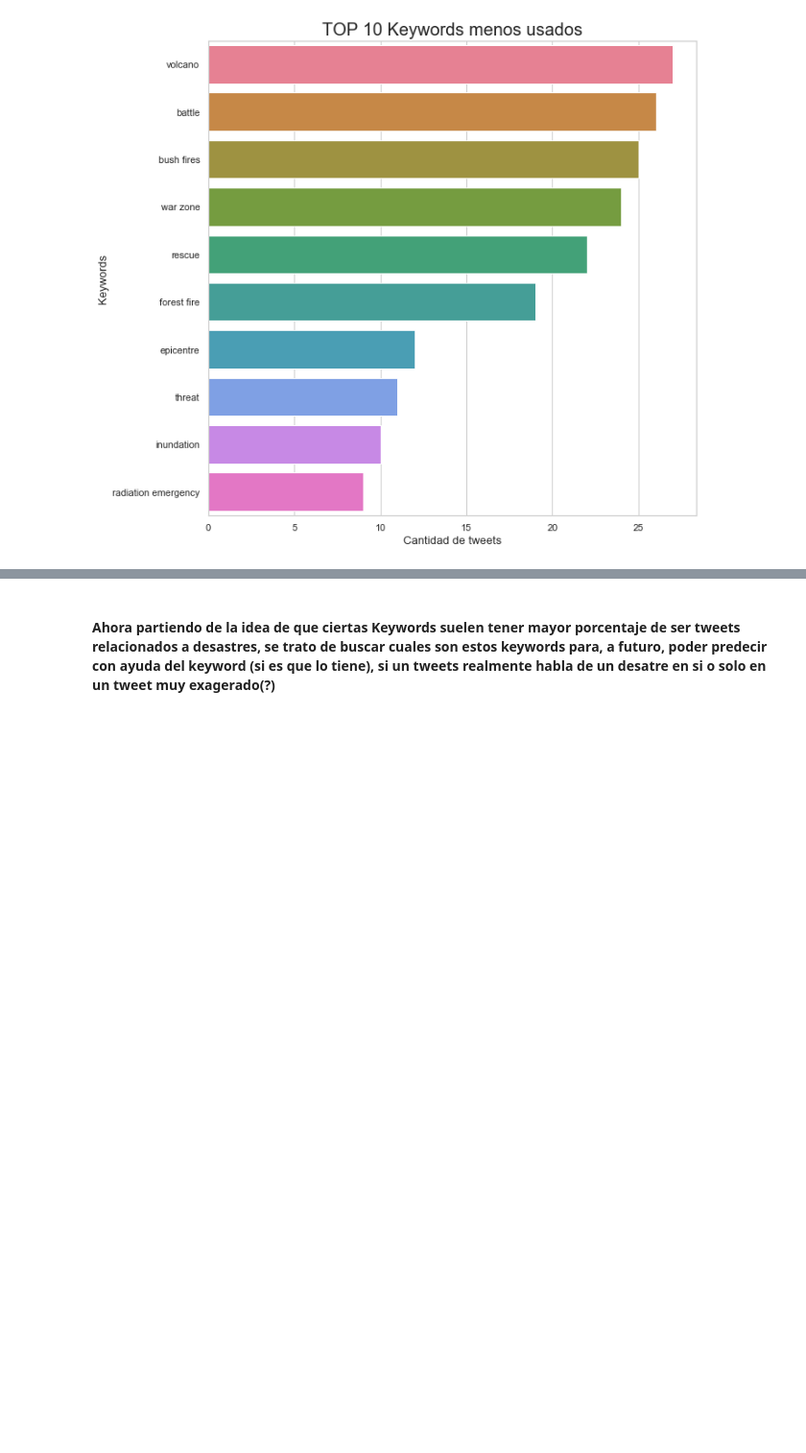
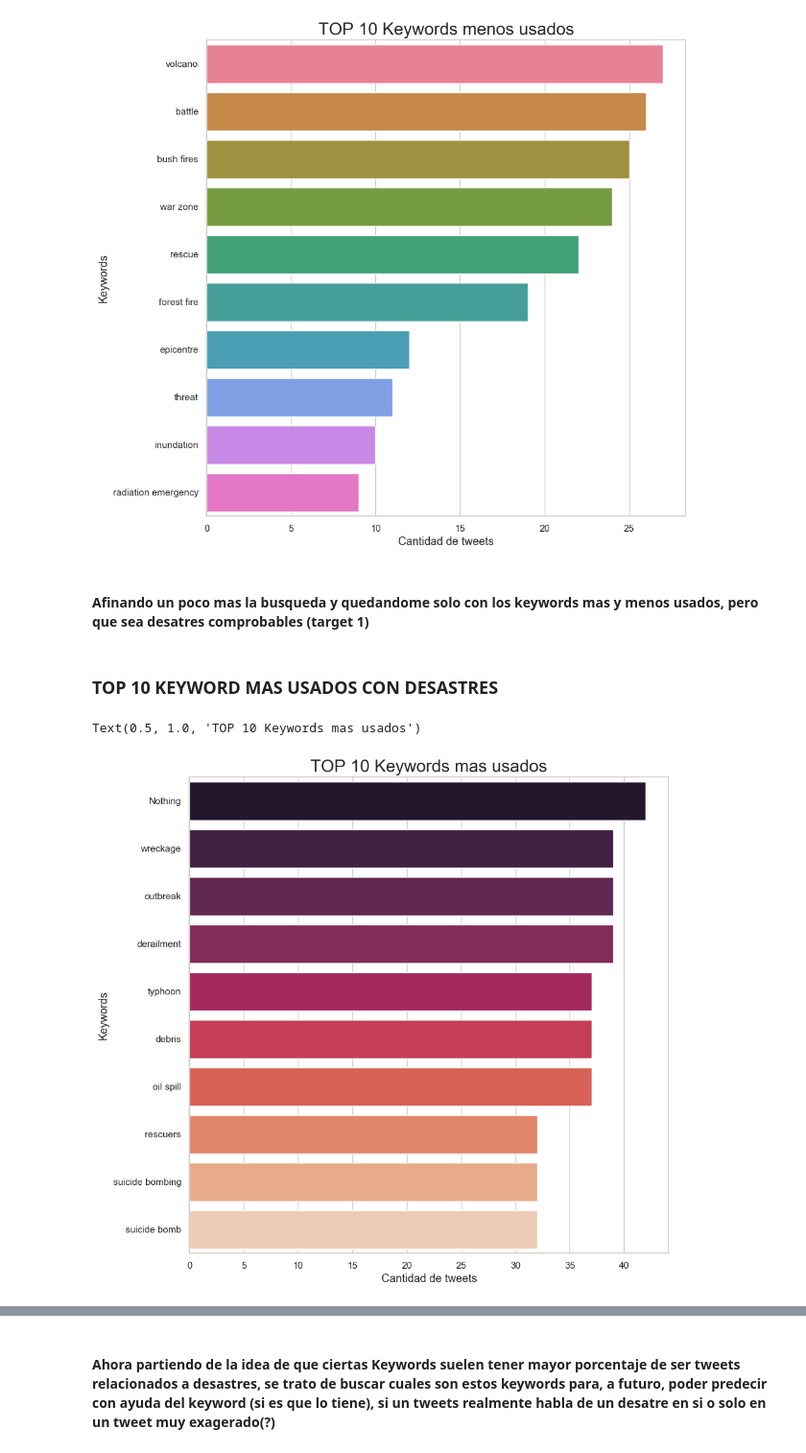
Before and after one commit to axelmpm/TP1_DATOS_1C_2020, a Jupyter notebook: Cristian/C_AnalisisKeywords.ipynb, the cells around one changed output, grey strips where cells are left out. Shown: that part at 96% size. Saved outputs shown, nothing was run; the diff lists cells and outputs as text; code cells hidden in the pictures; blank space fills up the shorter version.

```diff
--- a/Cristian/C_AnalisisKeywords.ipynb
+++ b/Cristian/C_AnalisisKeywords.ipynb
@@ -150,3 +150,27 @@ g.set_title("TOP 10 Keywords menos usados", fontsize=20)
 # %% [output]
 Text(0.5, 1.0, 'TOP 10 Keywords menos usados')
 [figure]
+# %% [markdown]
+#### Afinando un poco mas la busqueda y quedandome solo con los keywords mas y menos usados, pero que sea desatres comprobables (target 1)
+# %% [markdown]
+### TOP 10 KEYWORD MAS USADOS CON DESASTRES
+# %%
+C_only_disaster=C_tweets[C_tweets["target"]==1]
+# %%
+C_only_disaster = C_only_disaster.groupby(['keyword'])\
+.agg({'target':'count'}) #Como desatre = target 1 --> solo sumo la cantidad de desastres
+C_only_disaster = C_only_disaster.rename(columns={"target": "cantidad"})
+C_only_disaster.reset_index(inplace=True)
+# %%
+C_keywordDis_sort_by_frec =  C_only_disaster.sort_values(by='cantidad', ascending=False)
+# %%
+TOP_10_mas =C_keywordDis_sort_by_frec.head(10)
+# %%
+plt.rcParams['figure.figsize'] = (10, 10)
+g = sns.barplot(x=TOP_10_mas["cantidad"] , y=TOP_10_mas["keyword"] , orient='h',palette="rocket")
+g.set_xlabel("Cantidad de tweets", fontsize=13)
+g.set_ylabel("Keywords", fontsize=13,)
+g.set_title("TOP 10 Keywords mas usados", fontsize=20)
+# %% [output]
+Text(0.5, 1.0, 'TOP 10 Keywords mas usados')
+[figure, added]
```
Also changed, not shown: parts of 5 cells of this notebook.
